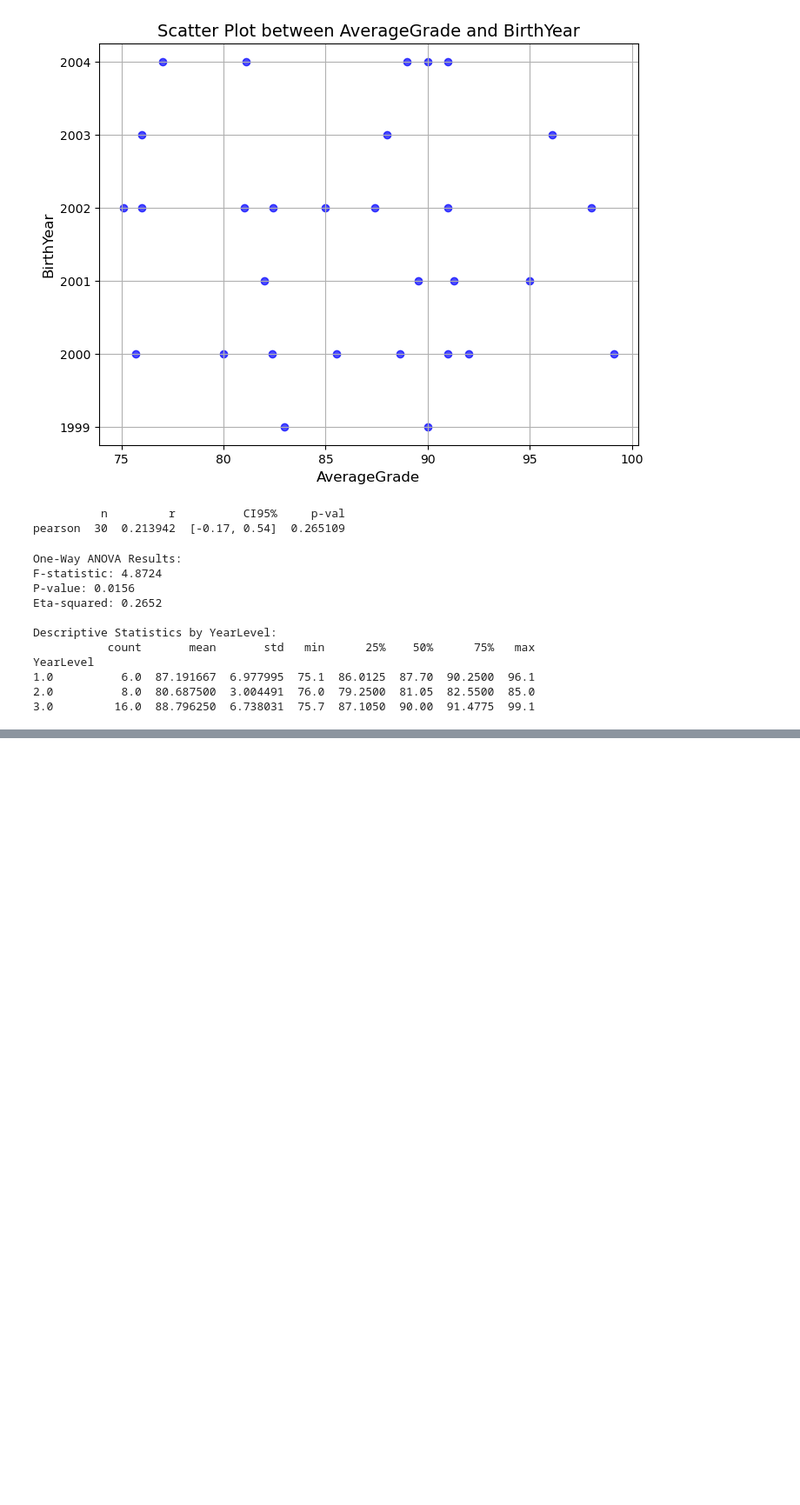
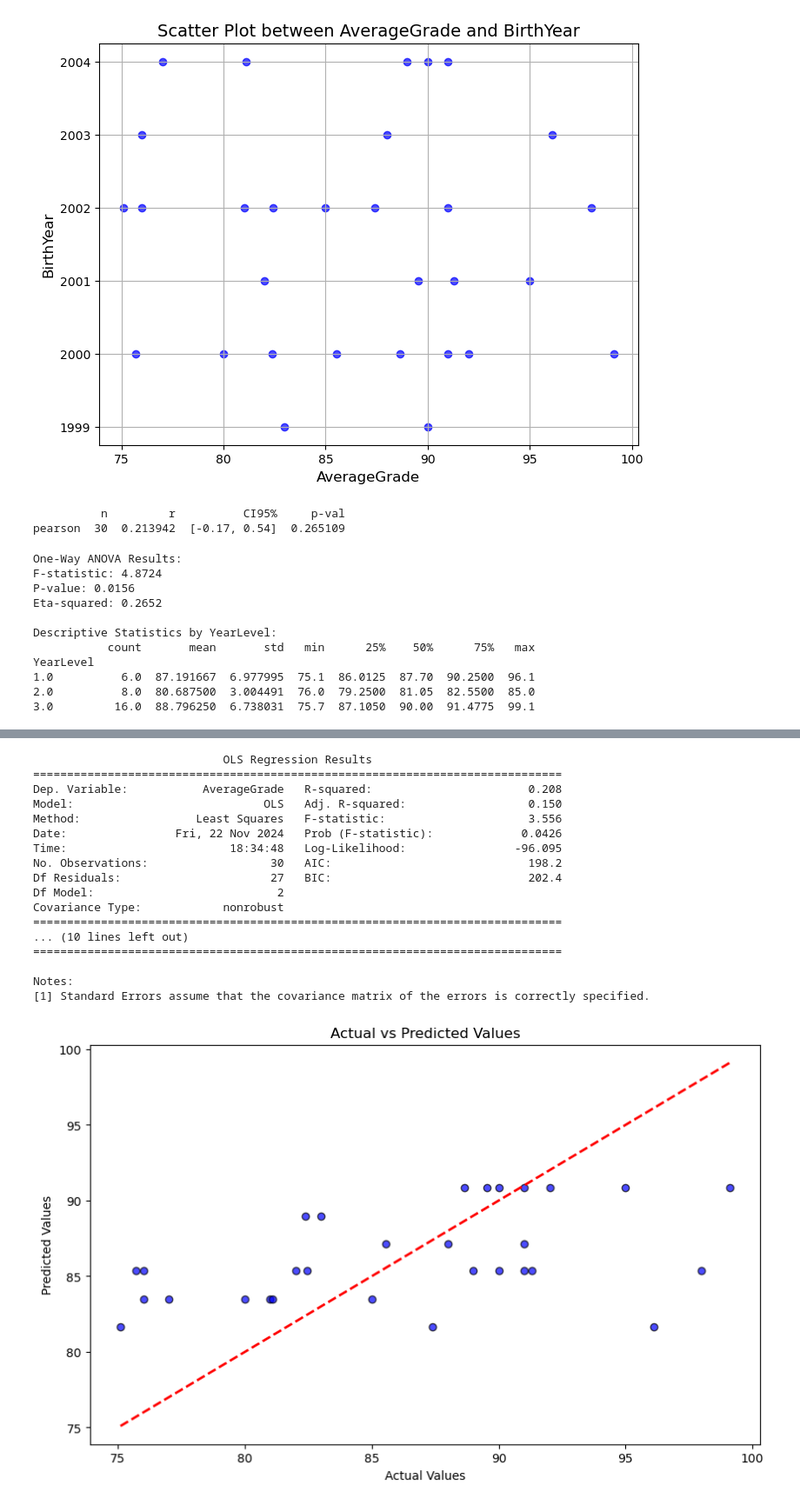
Before and after one commit to Leyaaaan1/Statistics, a Jupyter notebook: data.ipynb, the cells around one changed output, grey strips where cells are left out. Shown at 87% size. Saved outputs shown, nothing was run; the diff lists cells and outputs as text; code cells hidden in the pictures; blank space fills up the shorter version.

Commit message:
add multiple regression

```diff
--- a/data.ipynb
+++ b/data.ipynb
@@ -184,0 +190,51 @@ KeyError: 0
+# %%
+# Prepare the data for regression analysis
+df_regression = df[['Program', 'YearLevel', 'AverageGrade']].copy()  # Create a copy to avoid the warning
+
+# Convert categorical variables to numeric using `.loc[]` to avoid the warning
+df_regression.loc[:, 'Program'] = df_regression['Program'].astype('category').cat.codes
+df_regression.loc[:, 'YearLevel'] = df_regression['YearLevel'].astype('category').cat.codes
+
+# Prepare the independent variables (X) and dependent variable (y)
+X = df_regression[['Program', 'YearLevel']]  # Independent variables
+y = df_regression['AverageGrade']  # Dependent variable
+
+# Add a constant to the independent variables (for the intercept)
+X = sm.add_constant(X)
+
+# Fit the multiple regression model
+model = sm.OLS(y, X).fit()
+
+# Print the summary of the regression results
+print(model.summary())
+
+# Get the regression predictions
+y_pred = model.predict(X)
+
+# Predicted vs Actual Values Plot
+plt.figure(figsize=(10, 6))
+plt.scatter(y, y_pred, color='blue', edgecolors='k', alpha=0.7)
+plt.plot([min(y), max(y)], [min(y), max(y)], color='red', linestyle='--', lw=2)  # Identity line
+plt.title("Actual vs Predicted Values")
+plt.xlabel("Actual Values")
+plt.ylabel("Predicted Values")
+plt.show()
+# %% [output]
+                            OLS Regression Results
+==============================================================================
+Dep. Variable:           AverageGrade   R-squared:                       0.208
+Model:                            OLS   Adj. R-squared:                  0.150
+Method:                 Least Squares   F-statistic:                     3.556
+Date:                Fri, 22 Nov 2024   Prob (F-statistic):             0.0426
+Time:                        18:34:48   Log-Likelihood:                -96.095
+No. Observations:                  30   AIC:                             198.2
+Df Residuals:                      27   BIC:                             202.4
+Df Model:                           2
+Covariance Type:            nonrobust
+==============================================================================
+... (10 lines left out)
+==============================================================================
+
+Notes:
+[1] Standard Errors assume that the covariance matrix of the errors is correctly specified.
+[figure, added]
```
Also changed, not shown: parts of 2 cells of this notebook.
